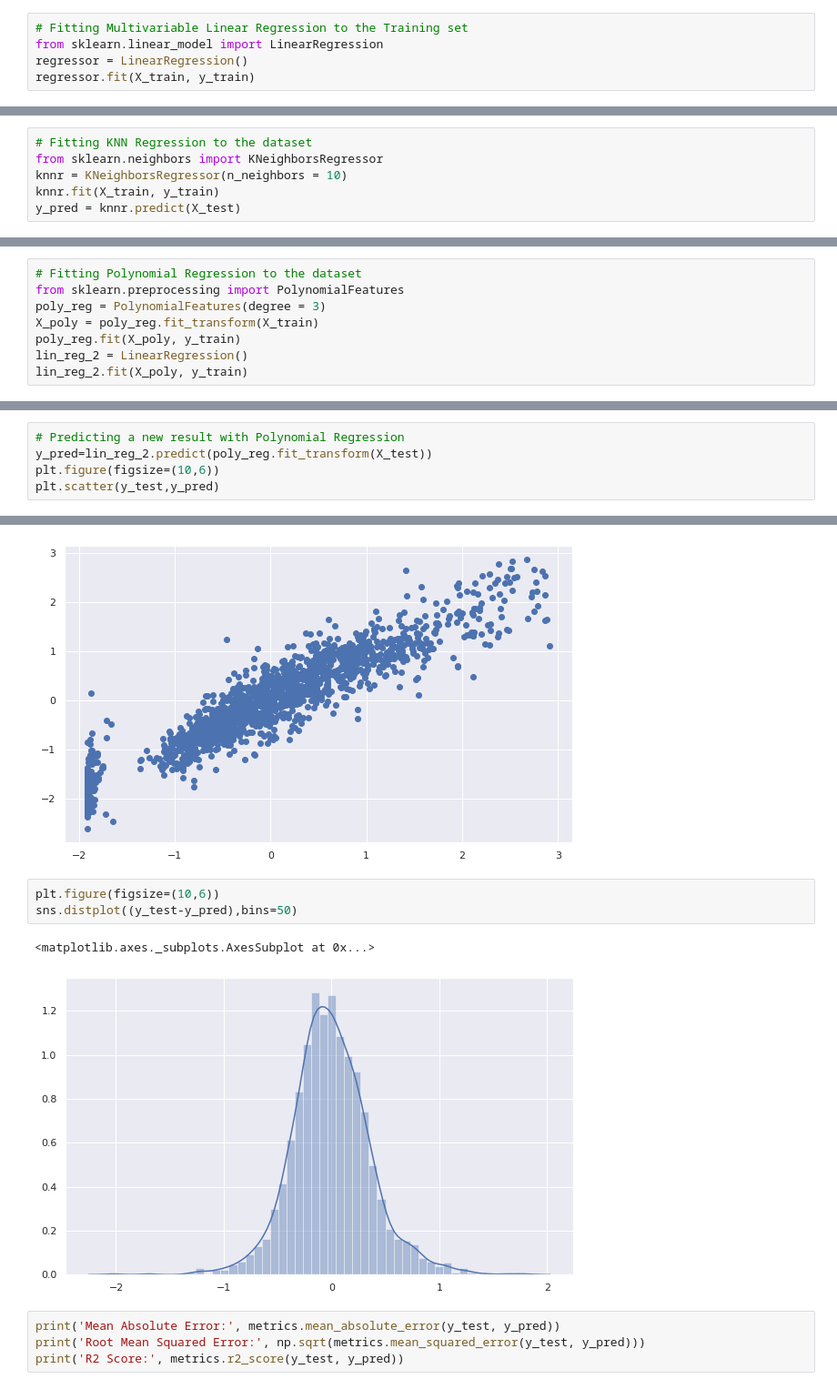
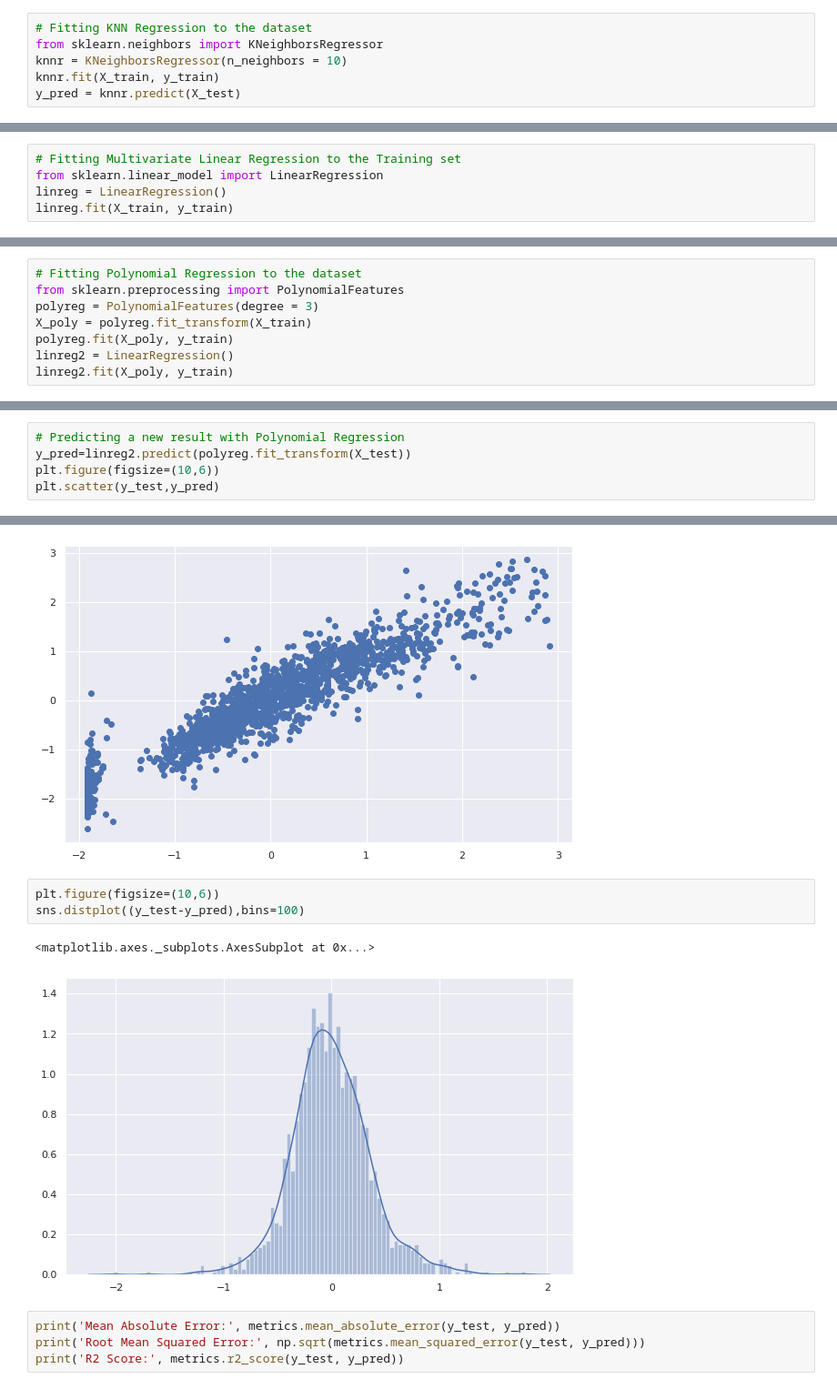
Before and after one commit to Neelanjan-Goswami/Final-versions-of-Solutions-or-Pratisamadhati, a Jupyter notebook: Internship_Project_(EDA_on_cars).ipynb, the cells around one changed output, grey strips where cells are left out. Shown at 91% size. Saved outputs shown, nothing was run; the diff lists cells and outputs as text.

```diff
--- a/Internship_Project_(EDA_on_cars).ipynb
+++ b/Internship_Project_(EDA_on_cars).ipynb
@@ -865,5 +864,6 @@ Multivariable Linear Regression model
 # %%
-# Fitting Multivariable Linear Regression to the Training set
-from sklearn.linear_model import LinearRegression
-regressor = LinearRegression()
-regressor.fit(X_train, y_train)
+# Fitting KNN Regression to the dataset
+from sklearn.neighbors import KNeighborsRegressor
+knnr = KNeighborsRegressor(n_neighbors = 10)
+knnr.fit(X_train, y_train)
+y_pred = knnr.predict(X_test)
@@ -911,6 +913,5 @@ Other algorithms used for Regression of the dataset:-
 # %%
-# Fitting KNN Regression to the dataset
-from sklearn.neighbors import KNeighborsRegressor
-knnr = KNeighborsRegressor(n_neighbors = 10)
-knnr.fit(X_train, y_train)
-y_pred = knnr.predict(X_test)
+# Fitting Multivariate Linear Regression to the Training set
+from sklearn.linear_model import LinearRegression
+linreg = LinearRegression()
+linreg.fit(X_train, y_train)
@@ -941,16 +946,16 @@ R2 Score: 0.8616600884248998
 # %%
 # Fitting Polynomial Regression to the dataset
 from sklearn.preprocessing import PolynomialFeatures
-poly_reg = PolynomialFeatures(degree = 3)
-X_poly = poly_reg.fit_transform(X_train)
-poly_reg.fit(X_poly, y_train)
-lin_reg_2 = LinearRegression()
-lin_reg_2.fit(X_poly, y_train)
+polyreg = PolynomialFeatures(degree = 3)
+X_poly = polyreg.fit_transform(X_train)
+polyreg.fit(X_poly, y_train)
+linreg2 = LinearRegression()
+linreg2.fit(X_poly, y_train)
 # %% [output]
 LinearRegression(copy_X=True, fit_intercept=True, n_jobs=None, normalize=False)
 # %%
 # Predicting a new result with Polynomial Regression
-y_pred=lin_reg_2.predict(poly_reg.fit_transform(X_test))
+y_pred=linreg2.predict(polyreg.fit_transform(X_test))
 plt.figure(figsize=(10,6))
 plt.scatter(y_test,y_pred)
 # %% [output]
@@ -958,10 +963,10 @@ plt.scatter(y_test,y_pred)
 [figure]
 # %%
 plt.figure(figsize=(10,6))
-sns.distplot((y_test-y_pred),bins=50)
+sns.distplot((y_test-y_pred),bins=100)
 # %% [output]
 <matplotlib.axes._subplots.AxesSubplot at 0x...>
-[figure, old version]
+[figure, new version]
 # %%
 print('Mean Absolute Error:', metrics.mean_absolute_error(y_test, y_pred))
 print('Root Mean Squared Error:', np.sqrt(metrics.mean_squared_error(y_test, y_pred)))
```
Also changed, not shown: parts of 34 cells of this notebook.
